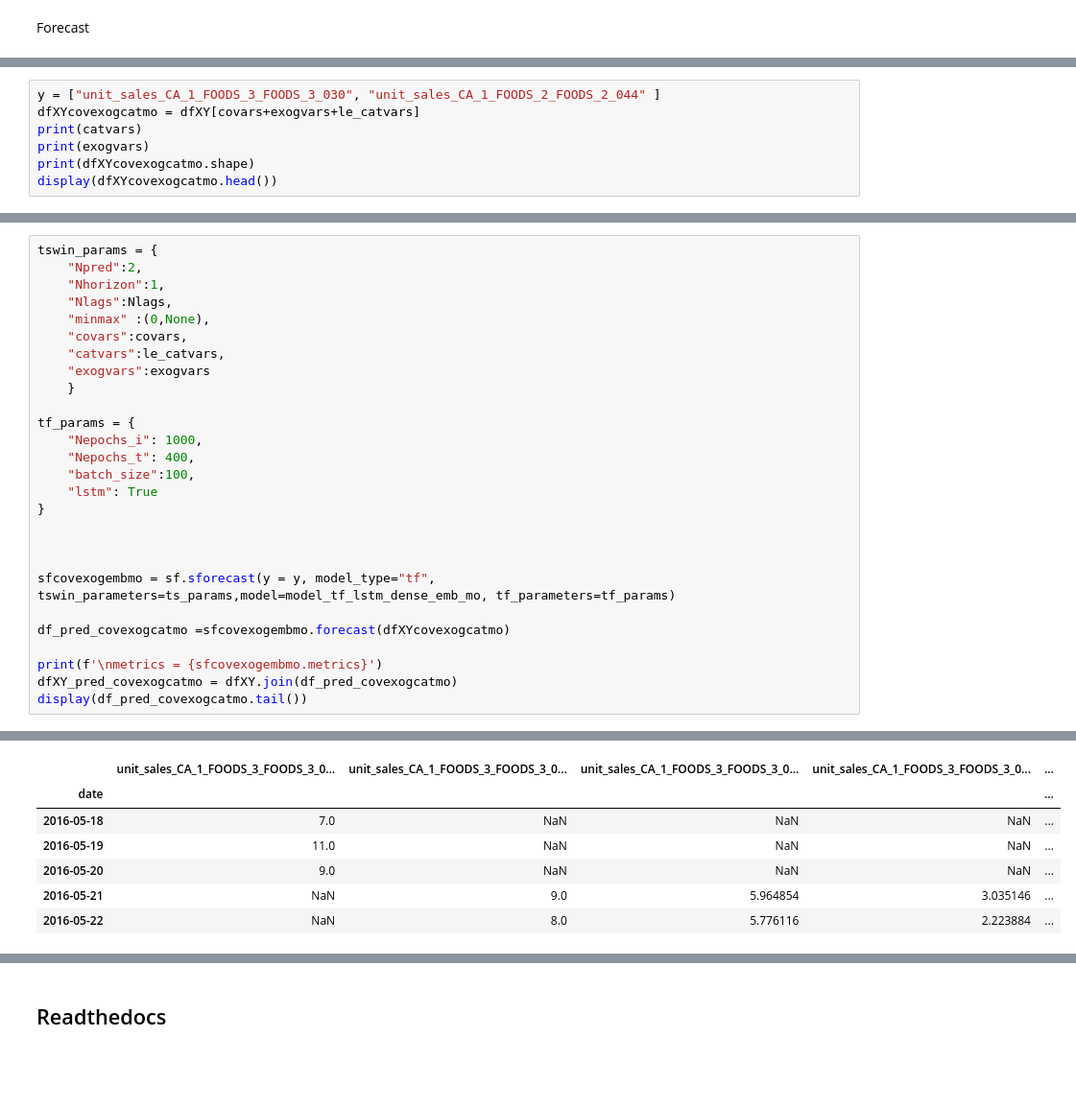
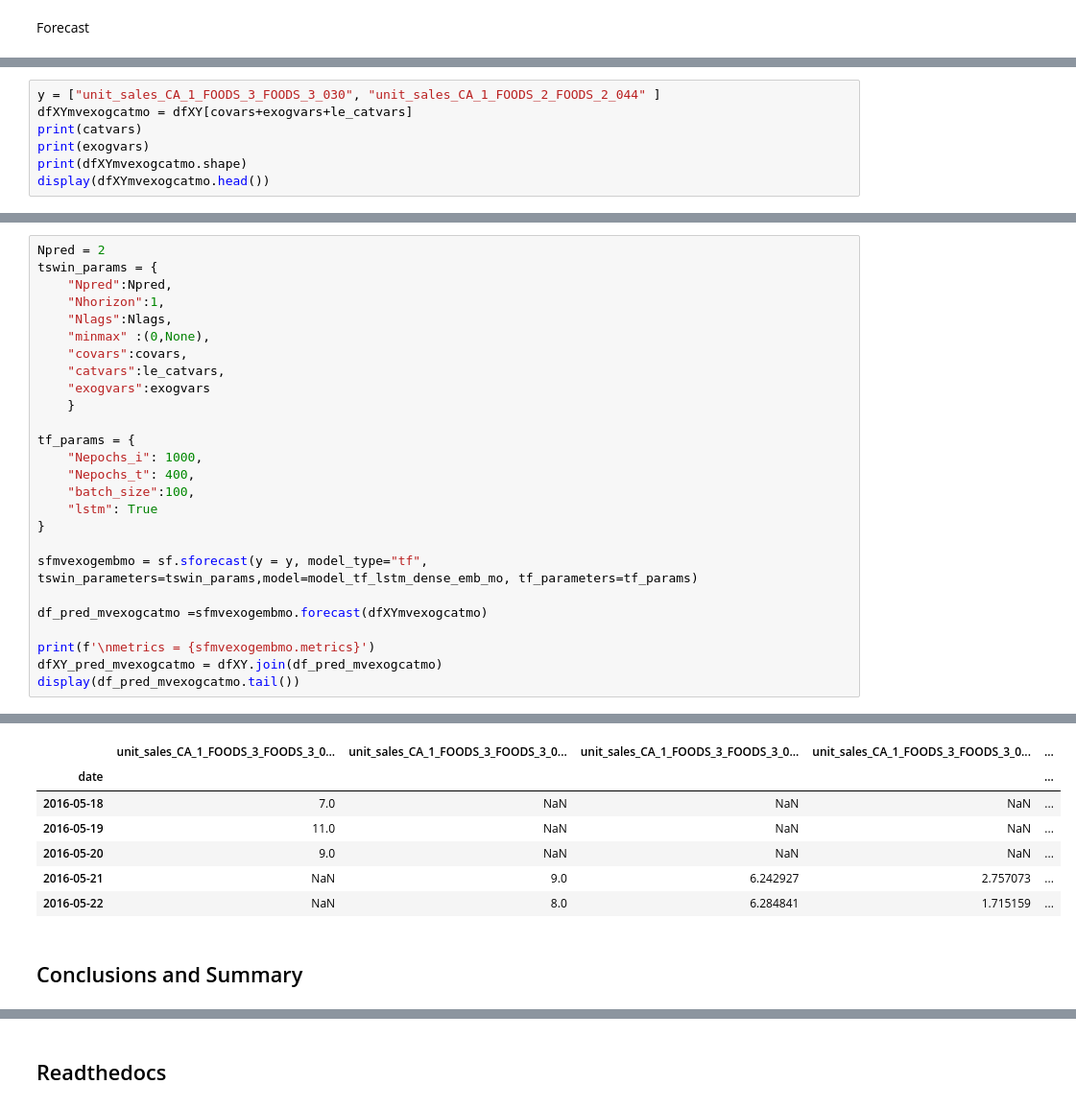
Before and after one commit to Aljgutier/sforecast, a Jupyter notebook: docs/example.ipynb, the cells around one changed output, grey strips where cells are left out. Shown at 96% size. Drawn from its saved outputs; the diff is of its cells as text; blank space fills up the shorter version.

Commit message:
feat: classic models and tensorflow

```diff
--- a/docs/example.ipynb
+++ b/docs/example.ipynb
@@ -1317,10 +1340,10 @@ metrics = {'unit_sales_CA_1_FOODS_3_FOODS_3_030_pred': {'RMSE': 1.03345620351326
 # %%
 y = ["unit_sales_CA_1_FOODS_3_FOODS_3_030", "unit_sales_CA_1_FOODS_2_FOODS_2_044" ]
-dfXYcovexogcatmo = dfXY[covars+exogvars+le_catvars]
+dfXYmvexogcatmo = dfXY[covars+exogvars+le_catvars]
 print(catvars)
 print(exogvars)
-print(dfXYcovexogcatmo.shape)
-display(dfXYcovexogcatmo.head())
+print(dfXYmvexogcatmo.shape)
+display(dfXYmvexogcatmo.head())
 # %% [output]
 ['weekday', 'event_name_1', 'event_name_2']
 ['year', 'month', 'week', 'snap_CA', 'CCI_USA']
@@ -1400,8 +1423,9 @@ Non-trainable params: 0
 __________________________________________________________________________________________________
 None
 # %%
+Npred = 2
 tswin_params = {
-    "Npred":2,
+    "Npred":Npred,
     "Nhorizon":1,
     "Nlags":Nlags,
     "minmax" :(0,None),
@@ -1417,13 +1441,11 @@ tf_params = {
     "lstm": True
 }
 
+sfmvexogembmo = sf.sforecast(y = y, model_type="tf", tswin_parameters=tswin_params,model=model_tf_lstm_dense_emb_mo, tf_parameters=tf_params)
 
+df_pred_mvexogcatmo =sfmvexogembmo.forecast(dfXYmvexogcatmo)
 
-sfcovexogembmo = sf.sforecast(y = y, model_type="tf", tswin_parameters=ts_params,model=model_tf_lstm_dense_emb_mo, tf_parameters=tf_params)
-
-df_pred_covexogcatmo =sfcovexogembmo.forecast(dfXYcovexogcatmo)
-
-print(f'\nmetrics = {sfcovexogembmo.metrics}')
-dfXY_pred_covexogcatmo = dfXY.join(df_pred_covexogcatmo)
-display(df_pred_covexogcatmo.tail())
+print(f'\nmetrics = {sfmvexogembmo.metrics}')
+dfXY_pred_mvexogcatmo = dfXY.join(df_pred_mvexogcatmo)
+display(df_pred_mvexogcatmo.tail())
 # %% [output]
@@ -1435,8 +1457,10 @@ metrics = {'unit_sales_CA_1_FOODS_3_FOODS_3_030_pred': {'RMSE': 2.66061770947643
 |  | unit_sales_CA_1_FOODS_3_FOODS_3_0... | unit_sales_CA_1_FOODS_3_FOODS_3_0... | unit_sales_CA_1_FOODS_3_FOODS_3_0... | unit_sales_CA_1_FOODS_3_FOODS_3_0... | ... |
 | date |  |  |  |  | ... |
 | 2016-05-18 | 7.0 | NaN | NaN | NaN | ... |
 | 2016-05-19 | 11.0 | NaN | NaN | NaN | ... |
 | 2016-05-20 | 9.0 | NaN | NaN | NaN | ... |
-| 2016-05-21 | NaN | 9.0 | 5.964854 | 3.035146 | ... |
-| 2016-05-22 | NaN | 8.0 | 5.776116 | 2.223884 | ... |
+| 2016-05-21 | NaN | 9.0 | 6.242927 | 2.757073 | ... |
+| 2016-05-22 | NaN | 8.0 | 6.284841 | 1.715159 | ... |
+# %% [markdown]
+## Conclusions and Summary
 # %% [markdown]
```
Also changed, not shown: parts of 38 cells of this notebook, 4 other files.
